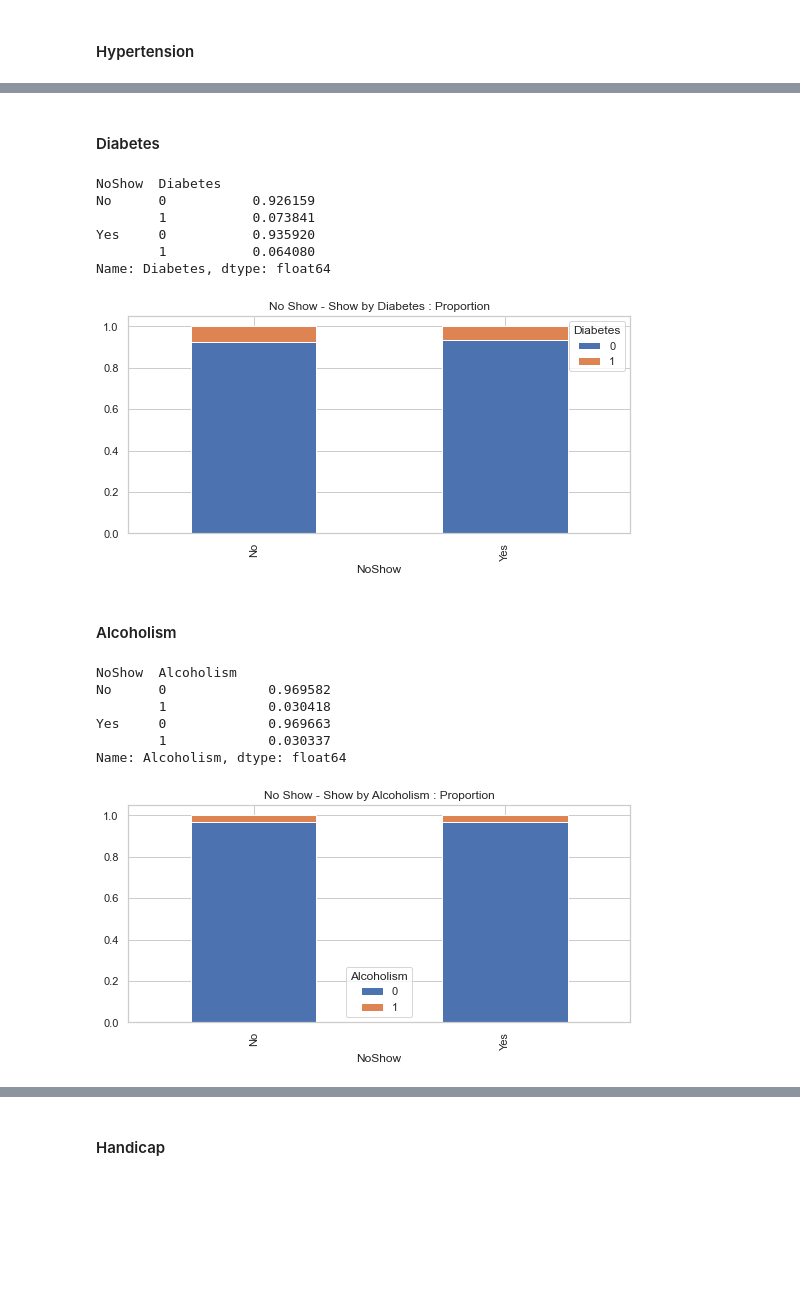
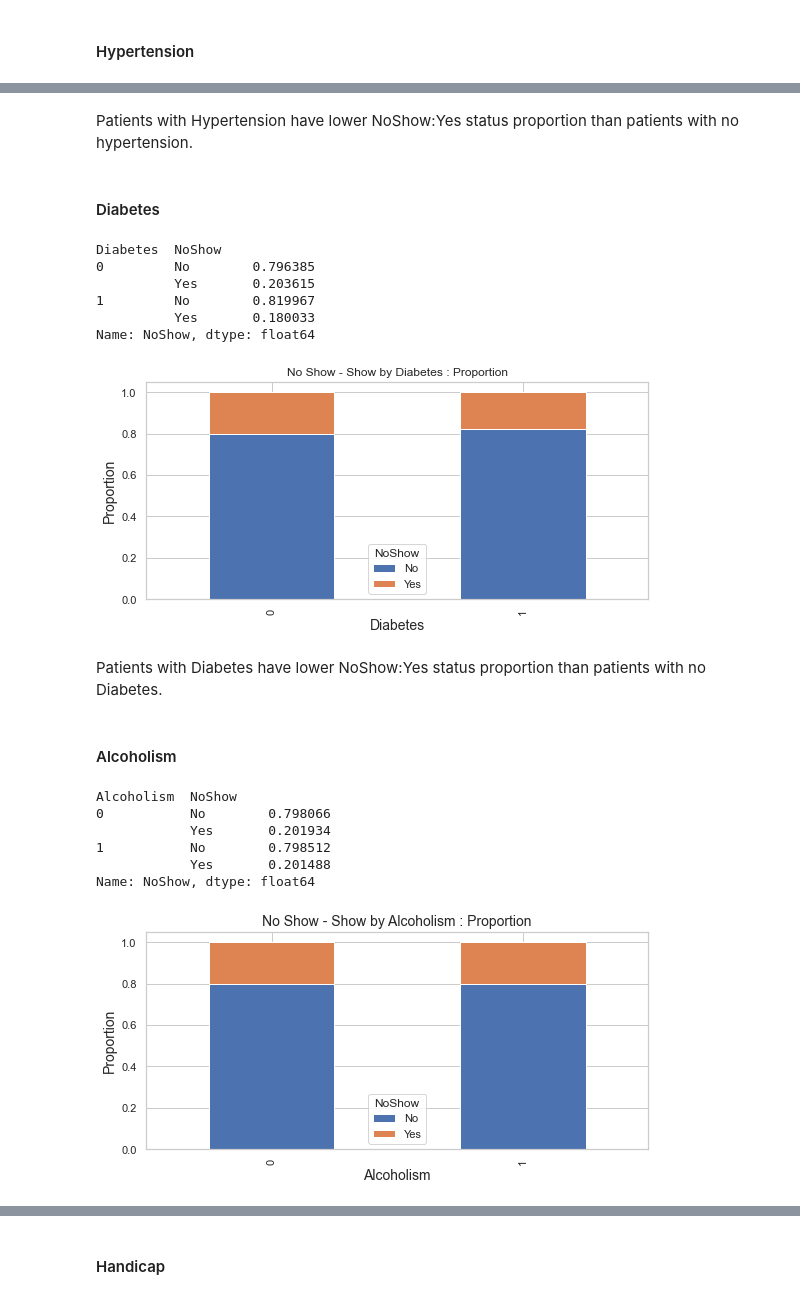
Before and after one commit to mehulzawar92/NoShowAppointment, a Jupyter notebook: investigate-a-dataset (No show Appointment).ipynb, the cells around one changed output, grey strips where cells are left out. Drawn from its saved outputs; the diff is of its cells as text; code cells hidden in the pictures; blank space fills up the shorter version.

```diff
--- a/investigate-a-dataset (No show Appointment).ipynb
+++ b/investigate-a-dataset (No show Appointment).ipynb
@@ -629,34 +639,42 @@ Name: Hypertension, dtype: float64
+# %% [markdown]
+Patients with Hypertension have lower NoShow:Yes status proportion than patients with no hypertension.
 # %% [markdown]
 #### Diabetes
 # %%
-a = df.groupby('NoShow')['Diabetes'].value_counts(normalize = True)
+a = df.groupby('Diabetes')['NoShow'].value_counts(normalize = True)
 print(a)
 fig, ax = plt.subplots()
-c = pd.crosstab(df['NoShow'],df['Diabetes'])
+c = pd.crosstab(df['Diabetes'],df['NoShow'])
 c.div(c.sum(1).astype(float), axis=0).plot(kind="bar", stacked=True, figsize=(9,4),  ax = ax)
-plt.title('No Show - Show by Diabetes : Proportion');
+plt.title('No Show - Show by Diabetes : Proportion')
+plt.xlabel('Diabetes', fontsize = 14)
+plt.ylabel('Proportion', fontsize = 14);
 # %% [output]
-NoShow  Diabetes
-No      0           0.926159
-        1           0.073841
-Yes     0           0.935920
-        1           0.064080
-Name: Diabetes, dtype: float64
+Diabetes  NoShow
+0         No        0.796385
+          Yes       0.203615
+1         No        0.819967
+          Yes       0.180033
+Name: NoShow, dtype: float64
-[figure, old version]
+[figure, new version]
+# %% [markdown]
+Patients with Diabetes have lower NoShow:Yes status proportion than patients with no Diabetes.
 # %% [markdown]
 #### Alcoholism
 # %%
-a = df.groupby('NoShow')['Alcoholism'].value_counts(normalize = True)
+a = df.groupby('Alcoholism')['NoShow'].value_counts(normalize = True)
 print(a)
 fig, ax = plt.subplots()
-c = pd.crosstab(df['NoShow'],df['Alcoholism'])
+c = pd.crosstab(df['Alcoholism'],df['NoShow'])
 c.div(c.sum(1).astype(float), axis=0).plot(kind="bar", stacked=True, figsize=(9,4),  ax = ax)
-plt.title('No Show - Show by Alcoholism : Proportion');
+plt.title('No Show - Show by Alcoholism : Proportion', fontsize = 14)
+plt.xlabel('Alcoholism', fontsize = 14)
+plt.ylabel('Proportion', fontsize = 14);
 # %% [output]
-NoShow  Alcoholism
-No      0             0.969582
-        1             0.030418
-Yes     0             0.969663
-        1             0.030337
-Name: Alcoholism, dtype: float64
+Alcoholism  NoShow
+0           No        0.798066
+            Yes       0.201934
+1           No        0.798512
+            Yes       0.201488
+Name: NoShow, dtype: float64
-[figure, old version]
+[figure, new version]
```
Also changed, not shown: parts of 17 cells of this notebook.
